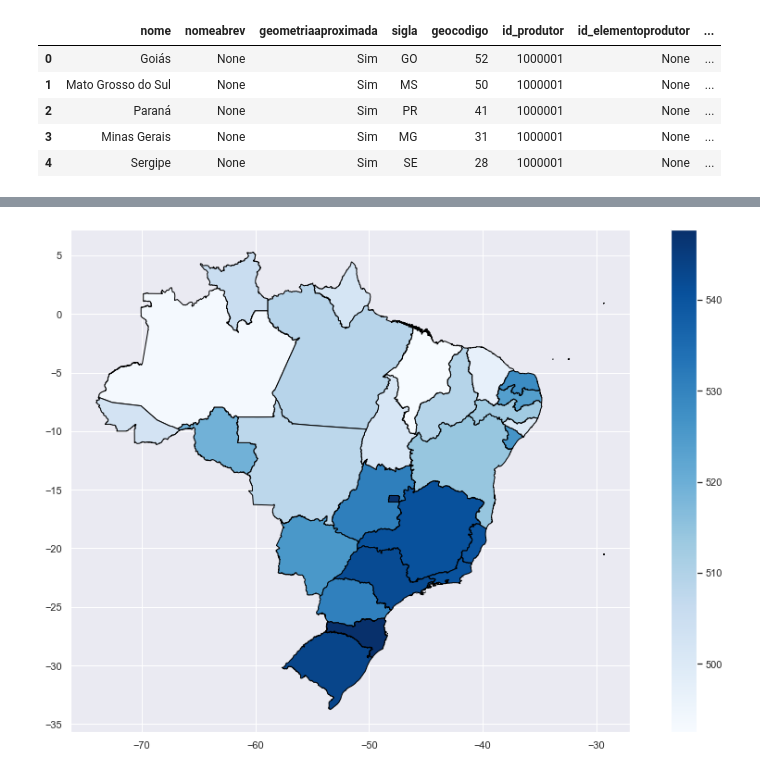
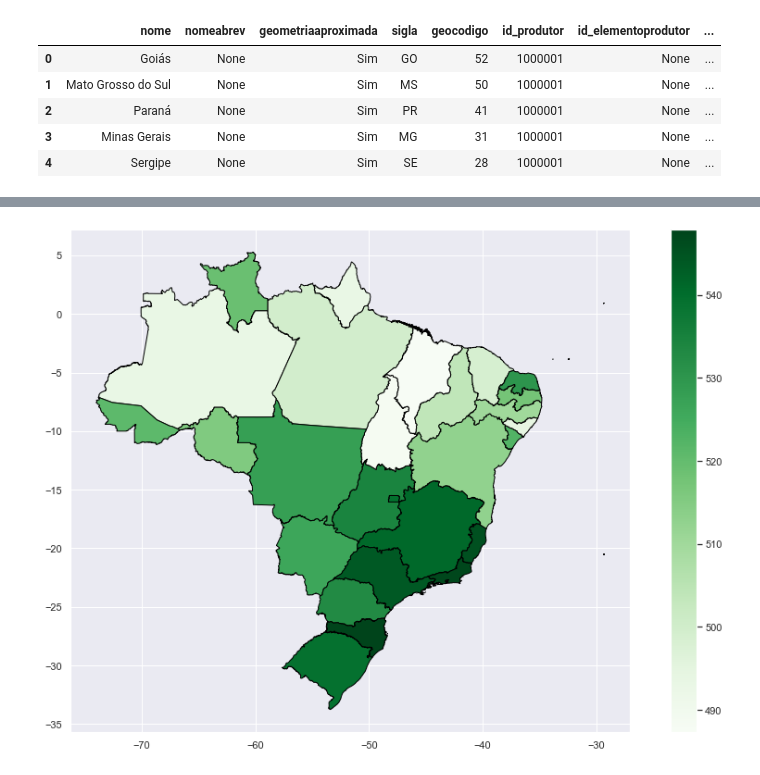
Before and after one commit to kailanefelix/enem-data-analysis, a Jupyter notebook: grades_analysis.ipynb, the cells around one changed output, grey strips where cells are left out. Drawn from its saved outputs; the diff is of its cells as text; code cells hidden in the pictures.

```diff
--- a/grades_analysis.ipynb
+++ b/grades_analysis.ipynb
@@ -156,10 +180,10 @@ BRASIL[['SG_UF_RESIDENCIA', 'NU_NOTA_GERAL', 'geometry']].head()
 # %%
 BRASIL.plot(column='NU_NOTA_GERAL',
-          cmap='Blues',
+          cmap='Greens',
           figsize=(16,10),
           legend=True,
           edgecolor='black')
 
 plt.show()
 # %% [output]
-[figure, old version]
+[figure, new version]
```
Also changed, not shown: parts of 15 cells of this notebook.
